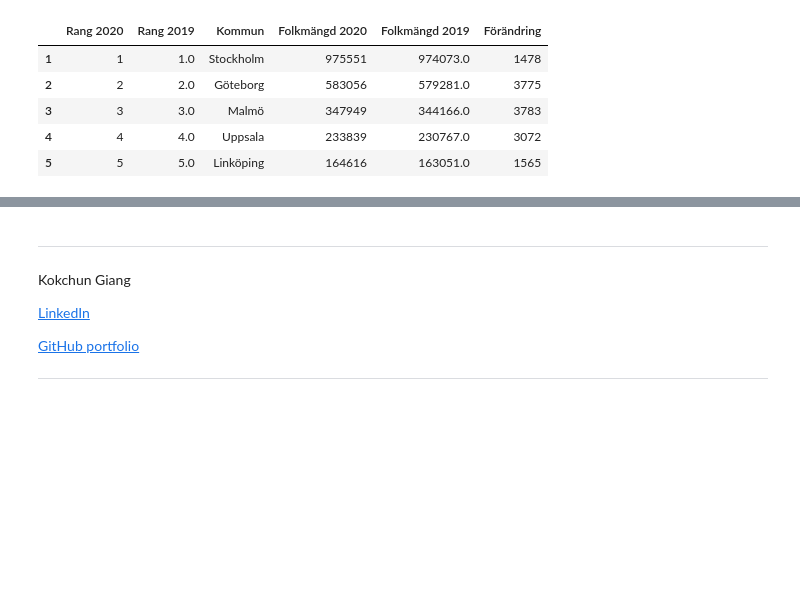
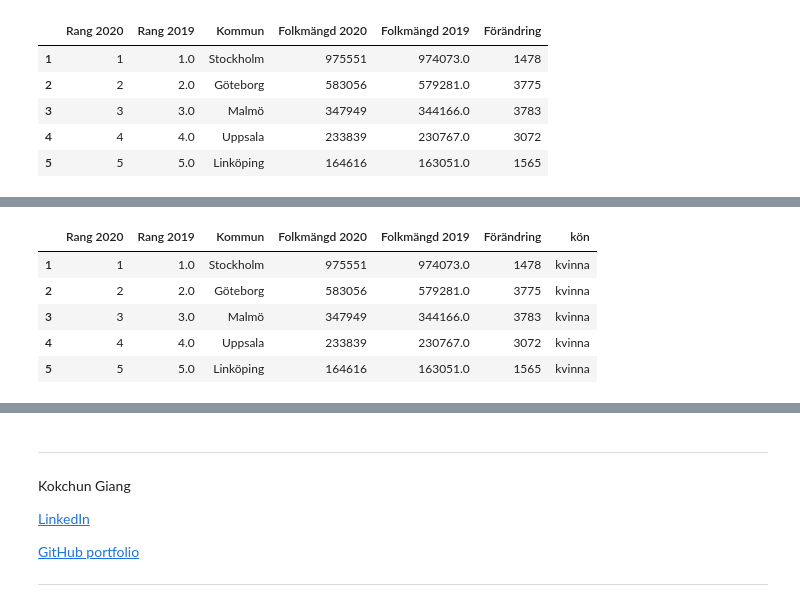
Before and after one commit to Horieh1989/DataProcceccing1, a Jupyter notebook: Exercises/E00_pandas_basic_syntax.ipynb, the cells around one changed output, grey strips where cells are left out. Cells and saved outputs as stored; diff of their text form; code cells hidden in the pictures; blank space fills up the shorter version.

```diff
--- a/Exercises/E00_pandas_basic_syntax.ipynb
+++ b/Exercises/E00_pandas_basic_syntax.ipynb
@@ -519,3 +533,15 @@ h)
 <img src="../assets/pop_change.png" height="200"/>
 
 </details>
+# %%
+
+df1 = df.copy()
+df1["kön"] = "kvinna"
+df1.head(5)
+# %% [output]
+|  | Rang 2020 | Rang 2019 | Kommun | Folkmängd 2020 | Folkmängd 2019 | Förändring | kön |
+| 1 | 1 | 1.0 | Stockholm | 975551 | 974073.0 | 1478 | kvinna |
+| 2 | 2 | 2.0 | Göteborg | 583056 | 579281.0 | 3775 | kvinna |
+| 3 | 3 | 3.0 | Malmö | 347949 | 344166.0 | 3783 | kvinna |
+| 4 | 4 | 4.0 | Uppsala | 233839 | 230767.0 | 3072 | kvinna |
+| 5 | 5 | 5.0 | Linköping | 164616 | 163051.0 | 1565 | kvinna |
```
Also changed, not shown: parts of 10 cells of this notebook.
